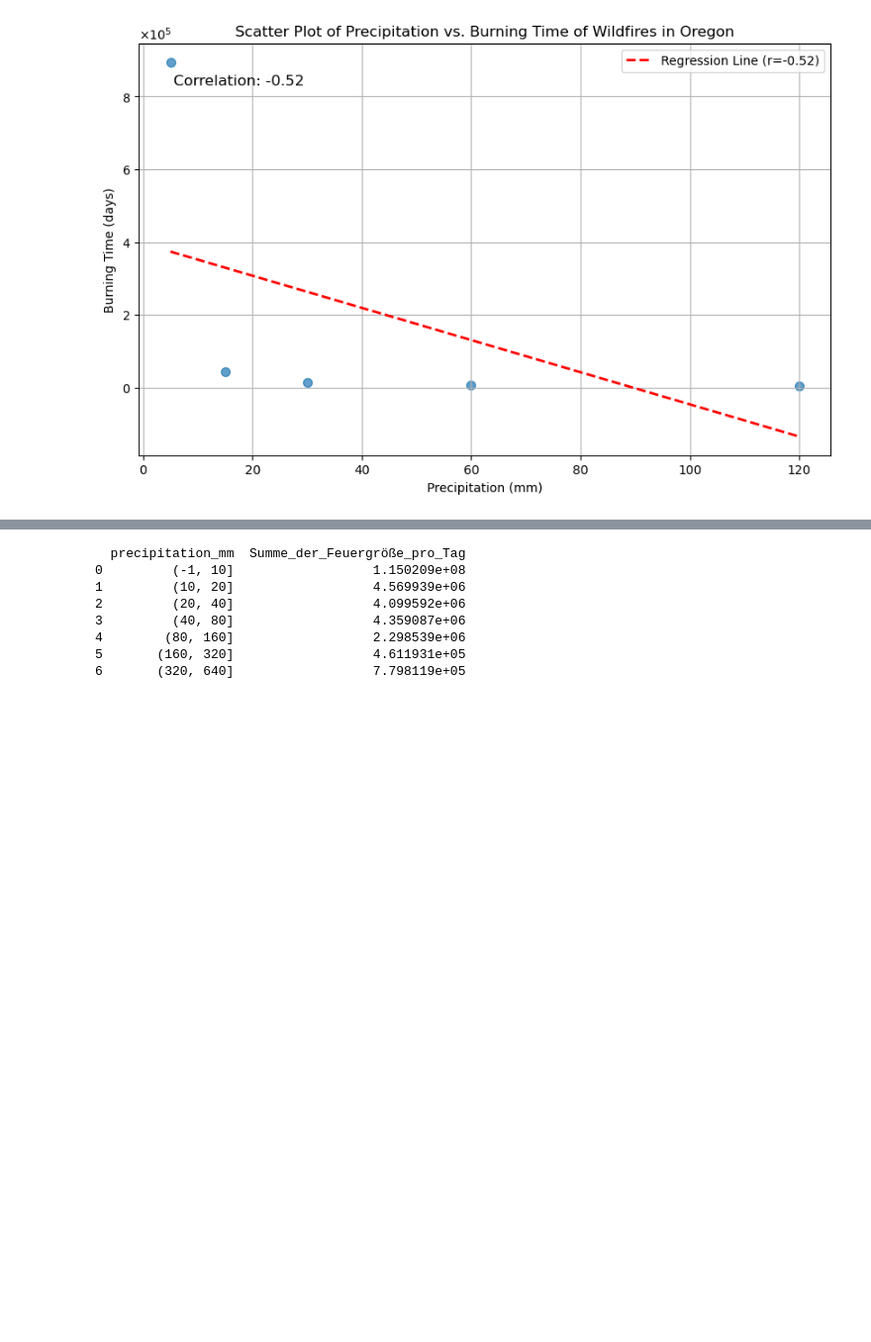
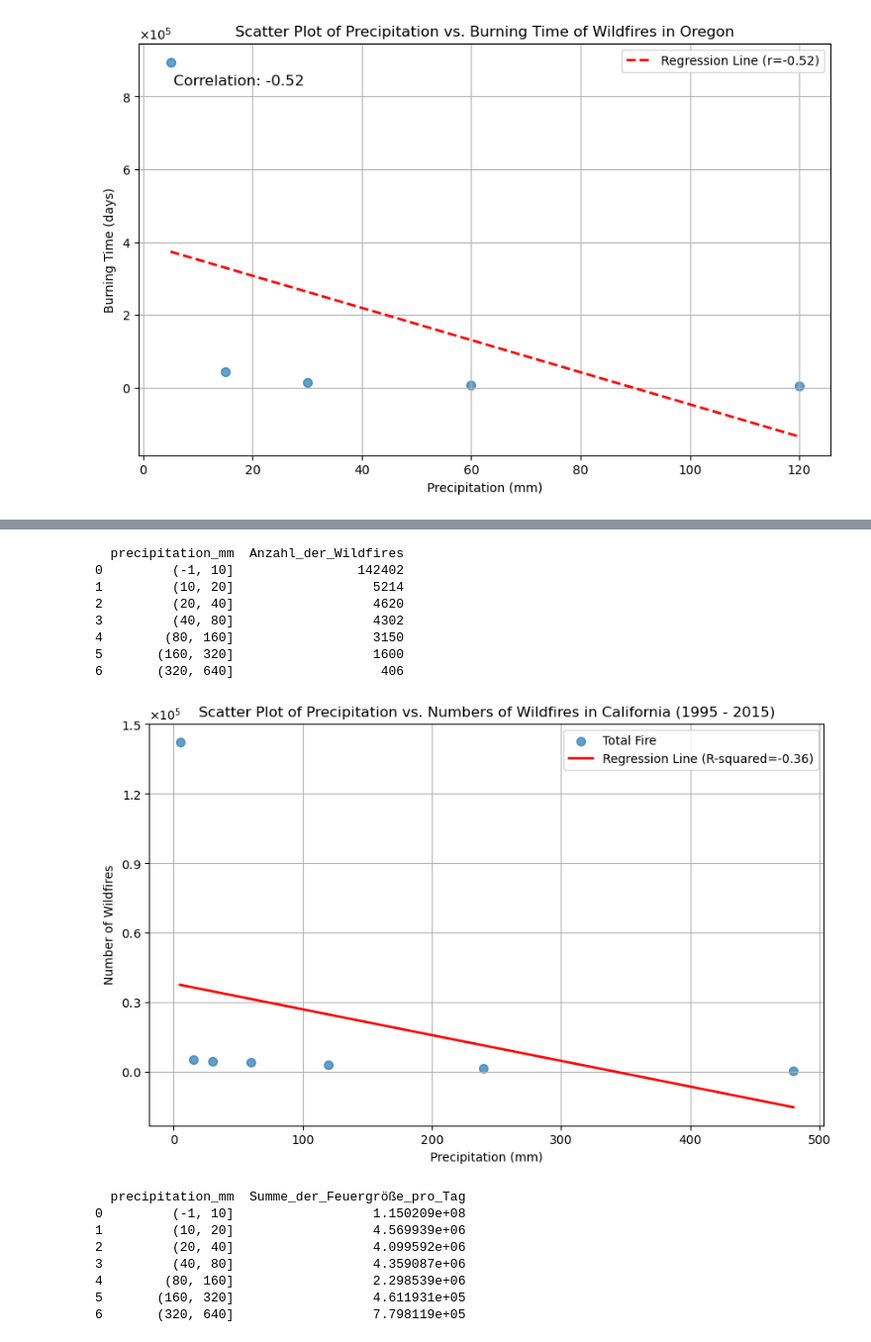
Before and after one commit to Pissane/Capstone_Project, a Jupyter notebook: weather_data/weather_and_wildfires_v2.ipynb, the cells around one changed output, grey strips where cells are left out. Shown at 99% size. Drawn from its saved outputs; the diff is of its cells as text; code cells hidden in the pictures; blank space fills up the shorter version.

```diff
--- a/weather_data/weather_and_wildfires_v2.ipynb
+++ b/weather_data/weather_and_wildfires_v2.ipynb
@@ -797,3 +857,69 @@ plt.show()
+# %%
+#Scales auf Y Achse sind verändert
+
+# Filtern Sie die Daten für den Bundesstaat Kalifornien
+california_data = result[result['state_name'] == 'California']
+
+# Calculate dynamic x tick intervals
+intervals = []
+start = 0
+end = 10
+while end <= california_data['precipitation_mm'].max():
+    intervals.append((start, end))
+    start = end
+    end *= 2
+
+# Convert intervals to a one-dimensional list of tuples
+intervals_flat = [interval for intervals in intervals for interval in intervals]
+
+# Group and count wildfires within the intervals
+grouped_data = california_data.groupby(pd.cut(california_data['precipitation_mm'], bins=intervals_flat, precision=0, include_lowest=True, duplicates='drop'))['unique_id'].sum().reset_index()
+grouped_data.rename(columns={'unique_id': 'Anzahl_der_Wildfires'}, inplace=True)
+
+# Extract the interval midpoints for the x-axis and convert them to numeric values
+x_midpoints = [(interval[0] + interval[1]) / 2 for interval in intervals]
+
+# Create a scatter plot
+plt.figure(figsize=(10, 6))
+plt.scatter(x_midpoints, grouped_data['Anzahl_der_Wildfires'], marker='o', s=50, alpha=0.7, label="Total Fire")
+plt.xlabel('Precipitation (mm)')
+plt.ylabel('Number of Wildfires')
+plt.title('Scatter Plot of Precipitation vs. Numbers of Wildfires in California (1995 - 2015)')
+
+# Format the y-axis to display in scientific notation (10^5)
+plt.gca().yaxis.set_major_formatter(ScalarFormatter(useMathText=True))
+plt.gca().ticklabel_format(axis='y', style='sci', scilimits=(0, 0))
+
+# Set the y-axis locator to show fewer gridlines
+plt.gca().yaxis.set_major_locator(MaxNLocator(prune='both', nbins=6))
+
+# Calculate the correlation between the data
+correlation = np.corrcoef(x_midpoints, grouped_data['Anzahl_der_Wildfires'])[0, 1]
+
+# Display the correlation information in the plot
+#plt.text(0.05, 0.9, f'Correlation: {correlation:.2f}', transform=plt.gca().transAxes, fontsize=12, color='black')
+
+# Calculate the regression line
+slope, intercept = np.polyfit(x_midpoints, grouped_data['Anzahl_der_Wildfires'], 1)
+
+# Plot the regression line
+plt.plot(x_midpoints, slope * np.array(x_midpoints) + intercept, color='red', linewidth=2, label=f'Regression Line (R-squared={correlation:.2f})')
+
+# Show the plot
+print(grouped_data)
+plt.grid(True)
+plt.legend()
+plt.show()
+# %% [output]
+  precipitation_mm  Anzahl_der_Wildfires
+0         (-1, 10]                142402
+1         (10, 20]                  5214
+2         (20, 40]                  4620
+3         (40, 80]                  4302
+4        (80, 160]                  3150
+5       (160, 320]                  1600
+6       (320, 640]                   406
+[figure, added]
 # %%
 # Filtern Sie die Daten für den Bundesstaat Kalifornien
 california_data = result[result['state_name'] == 'California']
```
Also changed, not shown: parts of 11 cells of this notebook, 1 other file.
